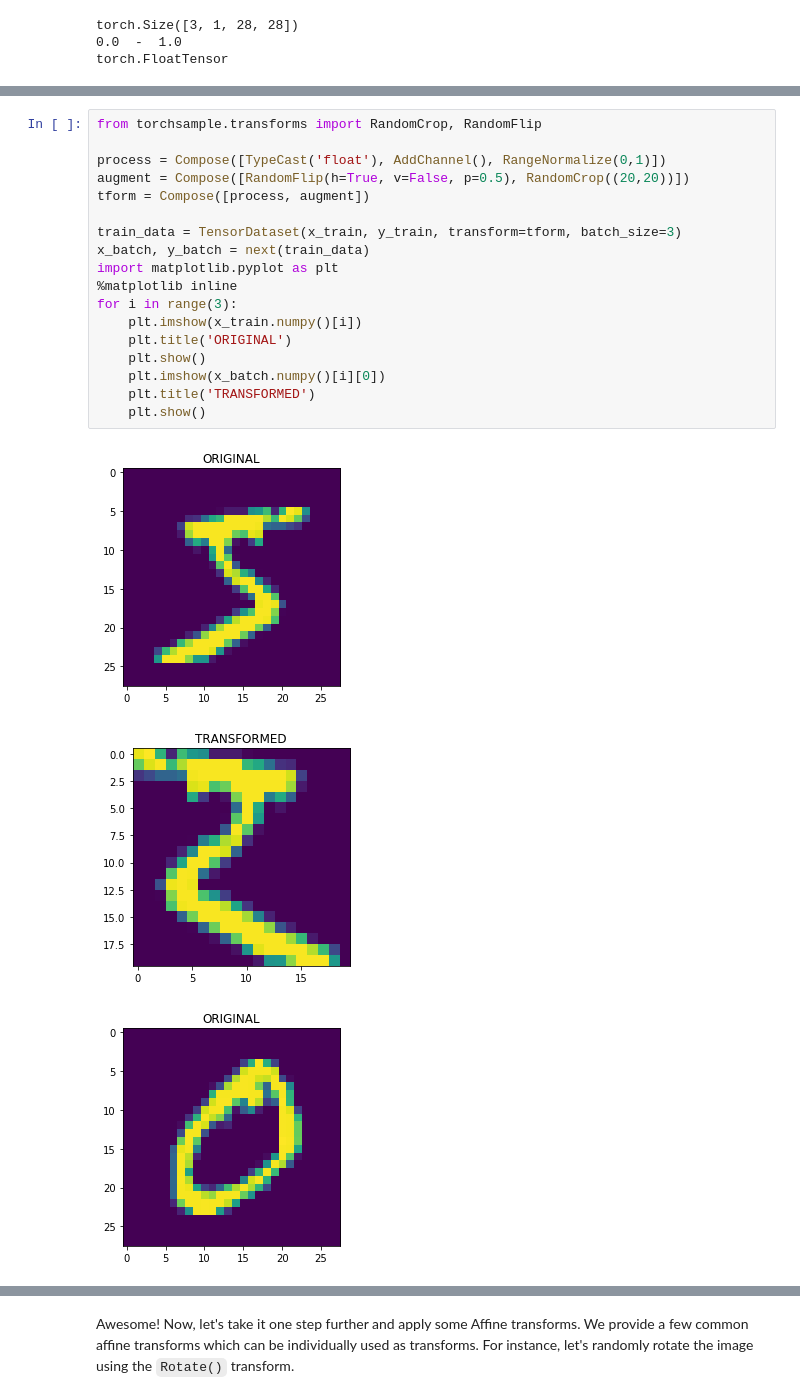
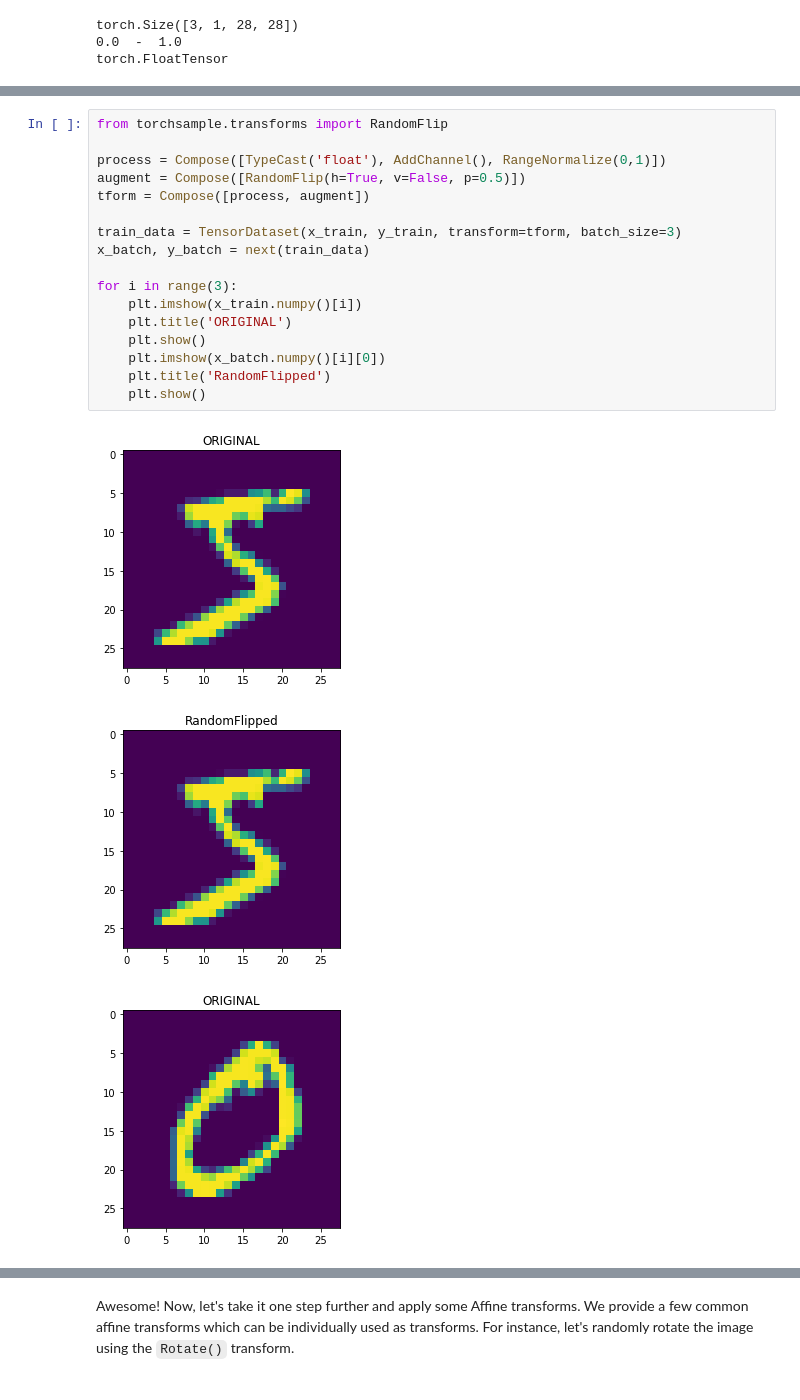
Before and after one commit to nitrain/nitrain, a Jupyter notebook: tutorials/torchsample tutorial.ipynb, the cells around one changed output, grey strips where cells are left out. Cells and saved outputs as stored; diff of their text form.

```diff
--- a/tutorials/torchsample tutorial.ipynb
+++ b/tutorials/torchsample tutorial.ipynb
@@ -128,22 +128,21 @@ Very nice! Now let's add some simple augmentation transforms like `RandomCrop()`
 # %%
-from torchsample.transforms import RandomCrop, RandomFlip
+from torchsample.transforms import RandomFlip
 
 process = Compose([TypeCast('float'), AddChannel(), RangeNormalize(0,1)])
-augment = Compose([RandomFlip(h=True, v=False, p=0.5), RandomCrop((20,20))])
+augment = Compose([RandomFlip(h=True, v=False, p=0.5)])
 tform = Compose([process, augment])
 
 train_data = TensorDataset(x_train, y_train, transform=tform, batch_size=3)
 x_batch, y_batch = next(train_data)
-import matplotlib.pyplot as plt
-%matplotlib inline
+
 for i in range(3):
     plt.imshow(x_train.numpy()[i])
     plt.title('ORIGINAL')
     plt.show()
     plt.imshow(x_batch.numpy()[i][0])
-    plt.title('TRANSFORMED')
+    plt.title('RandomFlipped')
     plt.show()
 # %% [output]
 [figure]
-[figure, old version]
+[figure, new version]
 [figure]
```
Also changed, not shown: parts of 8 cells of this notebook, 6 other files.
